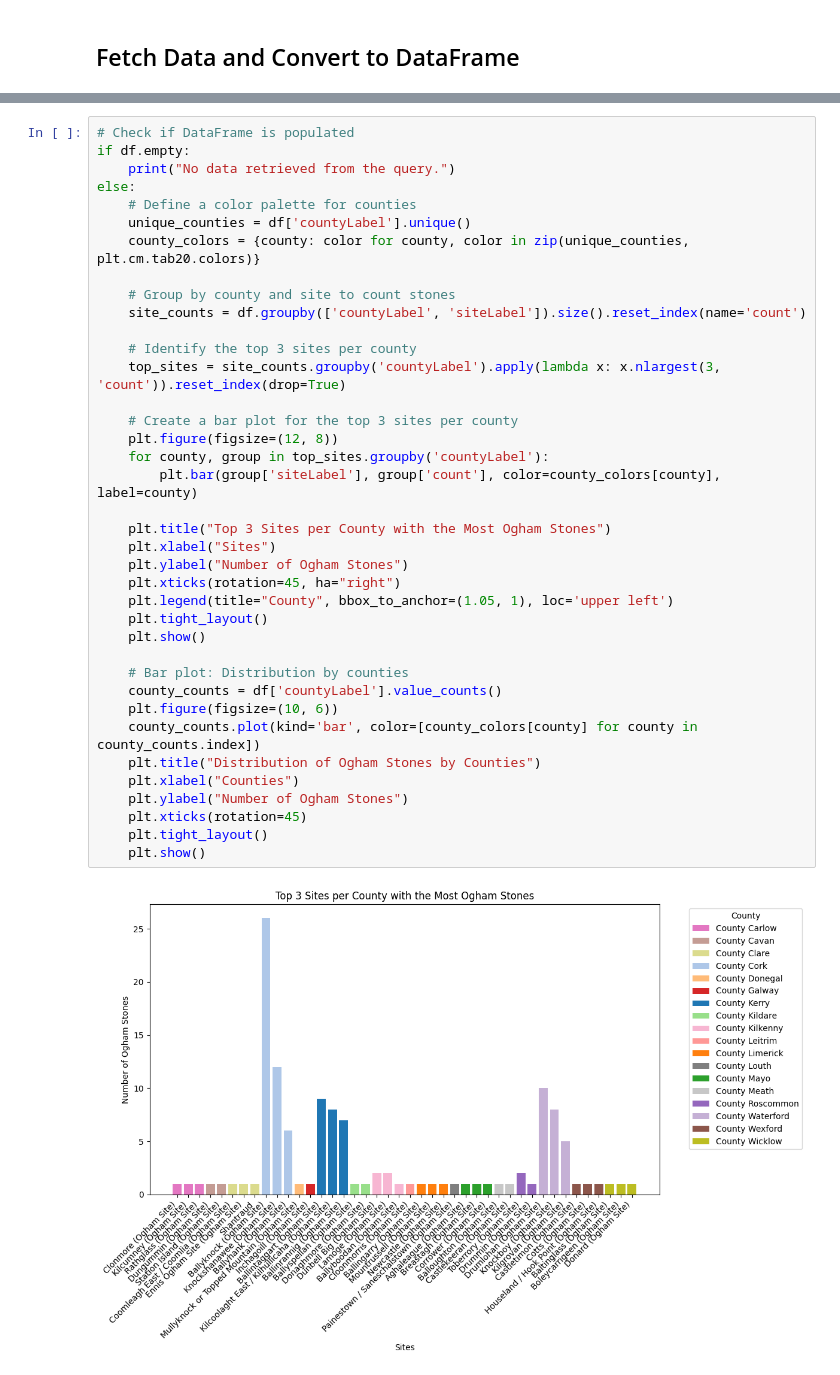
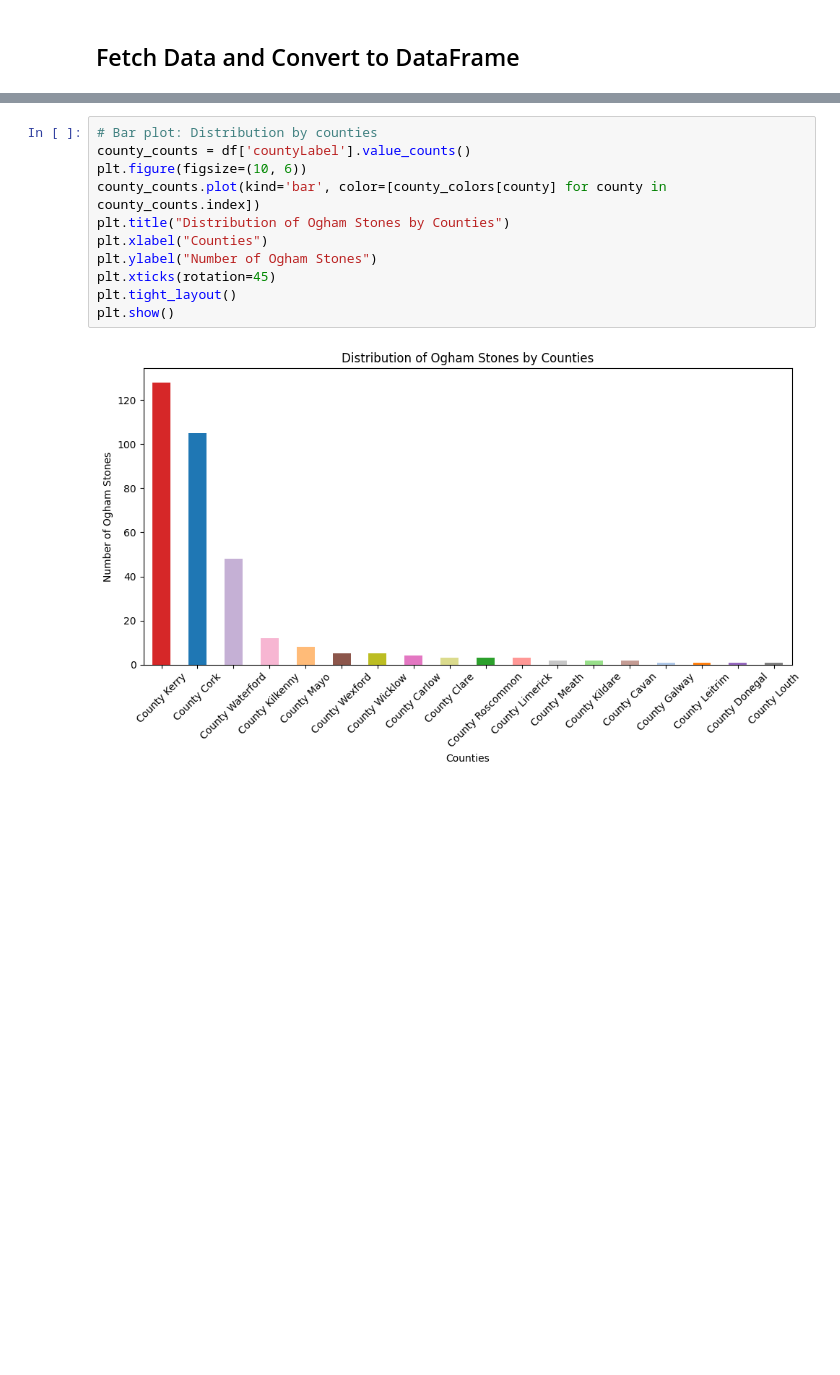
Before and after one commit to Research-Squirrel-Engineers/jupyter-nb-lod, a Jupyter notebook: notebooks/wikidata-ogham-sites.ipynb, the cells around one changed output, grey strips where cells are left out. Drawn from its saved outputs; the diff is of its cells as text; blank space fills up the shorter version.

```diff
--- a/notebooks/wikidata-ogham-sites.ipynb
+++ b/notebooks/wikidata-ogham-sites.ipynb
@@ -70,40 +99,13 @@ df
 # %%
-# Check if DataFrame is populated
-if df.empty:
-    print("No data retrieved from the query.")
-else:
-    # Define a color palette for counties
-    unique_counties = df['countyLabel'].unique()
-    county_colors = {county: color for county, color in zip(unique_counties, plt.cm.tab20.colors)}
-
-    # Group by county and site to count stones
-    site_counts = df.groupby(['countyLabel', 'siteLabel']).size().reset_index(name='count')
-
-    # Identify the top 3 sites per county
-    top_sites = site_counts.groupby('countyLabel').apply(lambda x: x.nlargest(3, 'count')).reset_index(drop=True)
-
-    # Create a bar plot for the top 3 sites per county
-    plt.figure(figsize=(12, 8))
-    for county, group in top_sites.groupby('countyLabel'):
-        plt.bar(group['siteLabel'], group['count'], color=county_colors[county], label=county)
-
-    plt.title("Top 3 Sites per County with the Most Ogham Stones")
-    plt.xlabel("Sites")
-    plt.ylabel("Number of Ogham Stones")
-    plt.xticks(rotation=45, ha="right")
-    plt.legend(title="County", bbox_to_anchor=(1.05, 1), loc='upper left')
-    plt.tight_layout()
-    plt.show()
-
-    # Bar plot: Distribution by counties
-    county_counts = df['countyLabel'].value_counts()
-    plt.figure(figsize=(10, 6))
-    county_counts.plot(kind='bar', color=[county_colors[county] for county in county_counts.index])
-    plt.title("Distribution of Ogham Stones by Counties")
-    plt.xlabel("Counties")
-    plt.ylabel("Number of Ogham Stones")
-    plt.xticks(rotation=45)
-    plt.tight_layout()
-    plt.show()
+# Bar plot: Distribution by counties
+county_counts = df['countyLabel'].value_counts()
+plt.figure(figsize=(10, 6))
+county_counts.plot(kind='bar', color=[county_colors[county] for county in county_counts.index])
+plt.title("Distribution of Ogham Stones by Counties")
+plt.xlabel("Counties")
+plt.ylabel("Number of Ogham Stones")
+plt.xticks(rotation=45)
+plt.tight_layout()
+plt.show()
 # %% [output]
-[figure, old version]
+[figure, new version]
```
Also changed, not shown: parts of 7 cells of this notebook.
